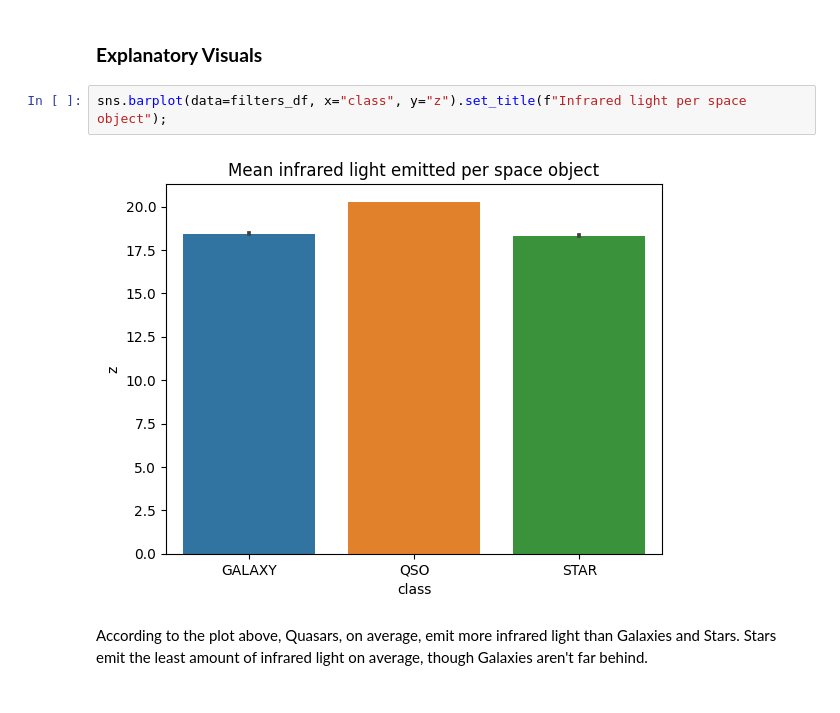
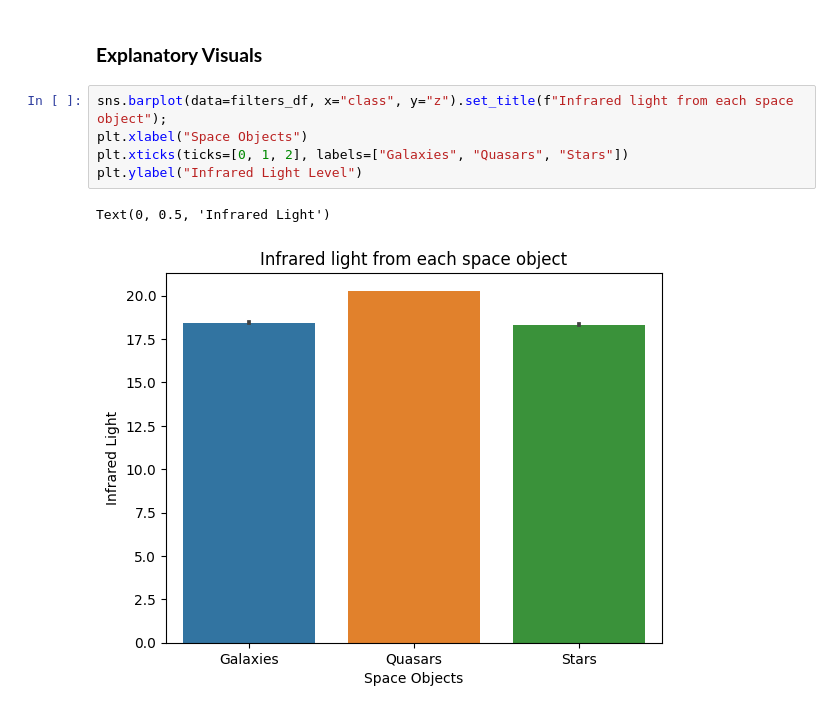
Before and after one commit to john-a-dixon/stellar-object-classification, a Jupyter notebook: stellar.ipynb, the cells around one changed output. Cells and saved outputs as stored; diff of their text form.

```diff
--- a/stellar.ipynb
+++ b/stellar.ipynb
@@ -294,8 +294,10 @@ plt.subplots_adjust(hspace=0.4, wspace=0.3)
 # %% [markdown]
 ### **Explanatory Visuals**
 # %%
-sns.barplot(data=filters_df, x="class", y="z").set_title(f"Infrared light per space object");
+sns.barplot(data=filters_df, x="class", y="z").set_title(f"Infrared light from each space object");
+plt.xlabel("Space Objects")
+plt.xticks(ticks=[0, 1, 2], labels=["Galaxies", "Quasars", "Stars"])
+plt.ylabel("Infrared Light Level")
 # %% [output]
+Text(0, 0.5, 'Infrared Light')
-[figure, old version]
+[figure, new version]
-# %% [markdown]
-According to the plot above, Quasars, on average, emit more infrared light than Galaxies and Stars. Stars emit the least amount of infrared light on average, though Galaxies aren't far behind.
```
Also changed, not shown: parts of 5 cells of this notebook.
